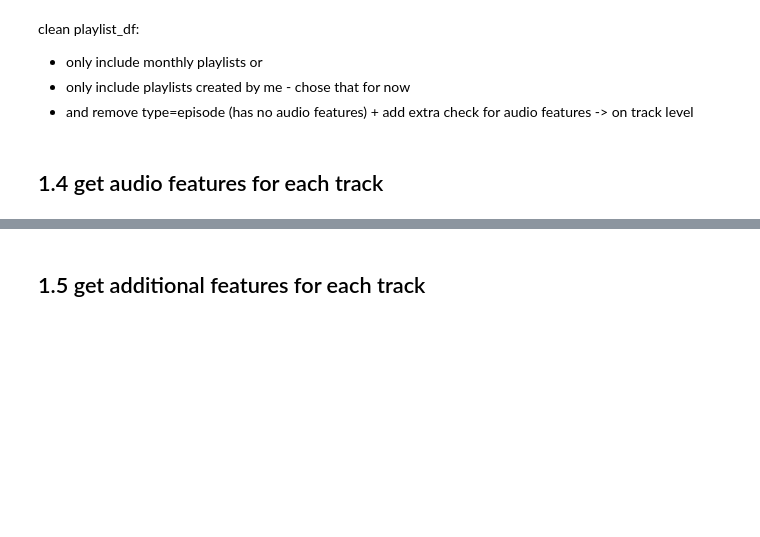
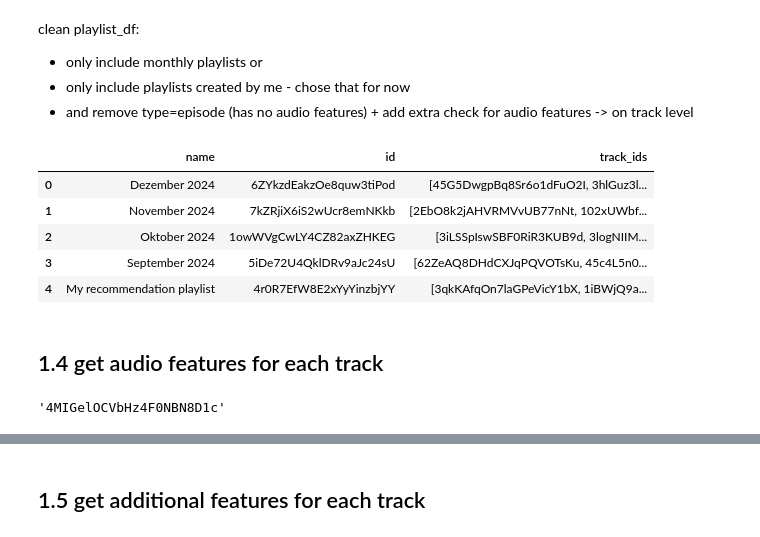
Before and after one commit to lil0li/spotify_my_wrapped, a Jupyter notebook: main.ipynb, the cells around one changed output, grey strips where cells are left out. Drawn from its saved outputs; the diff is of its cells as text; code cells hidden in the pictures; blank space fills up the shorter version.

```diff
--- a/main.ipynb
+++ b/main.ipynb
@@ -33,7 +33,12 @@ secret: ea7e2ddc2fa14d5ebb0172a079763088
 # %%
 # scope = "user-library-read"
 scope = "playlist-read-private"
-sp = spotipy.Spotify(auth_manager=SpotifyOAuth(client_id="c9a30106e12d4683aeec87d37a2749e6",
-                                               client_secret="ea7e2ddc2fa14d5ebb0172a079763088",
+
+load_dotenv()
+id = os.getenv("SPTFY_ID")
+secret = os.getenv("SPTFY_SECRET")
+
+sp = spotipy.Spotify(auth_manager=SpotifyOAuth(client_id=id,
+                                               client_secret=secret,
                                                redirect_uri="http://localhost:8080/",
                                                scope=scope))
@@ -104,7 +107,18 @@ for playlist_id in list(my_playlists.values()):
     if playlist['owner']['id'] != '*lotti_karotti*':
         my_playlists.pop(playlist['name'])
 
-len(my_playlists)
+my_playlists_df = pd.DataFrame(my_playlists.items(), columns=['name', 'id'])
+# %%
+my_playlists_df['track_ids'] = my_playlists_df['id'].apply(lambda x: [track['track']['id'] for track in sp.playlist_tracks(x)['items']])
+playlist_df.to_csv('data/my_playlists_df.csv', index=False, header=True)
+my_playlists_df.head()
+# %% [output]
+|  | name | id | track_ids |
+| 0 | Dezember 2024 | 6ZYkzdEakzOe8quw3tiPod | [45G5DwgpBq8Sr6o1dFuO2I, 3hlGuz3l... |
+| 1 | November 2024 | 7kZRjiX6iS2wUcr8emNKkb | [2EbO8k2jAHVRMVvUB77nNt, 102xUWbf... |
+| 2 | Oktober 2024 | 1owWVgCwLY4CZ82axZHKEG | [3iLSSpIswSBF0RiR3KUB9d, 3logNIIM... |
+| 3 | September 2024 | 5iDe72U4QklDRv9aJc24sU | [62ZeAQ8DHdCXJqPQVOTsKu, 45c4L5n0... |
+| 4 | My recommendation playlist | 4r0R7EfW8E2xYyYinzbjYY | [3qkKAfqOn7laGPeVicY1bX, 1iBWjQ9a... |
 # %%
 tracks = [] # list of track ids (unique) from all playlists
 for playlist_name, playlist_id in my_playlists.items():
@@ -115,3 +129,7 @@ for playlist_name, playlist_id in my_playlists.items():
             tracks.append(track_id)
 # %% [markdown]
 ## 1.4 get audio features for each track
+# %%
+tracks[5]
+# %% [output]
+'4MIGelOCVbHz4F0NBN8D1c'
```
Also changed, not shown: parts of 11 cells of this notebook, 3 other files.
